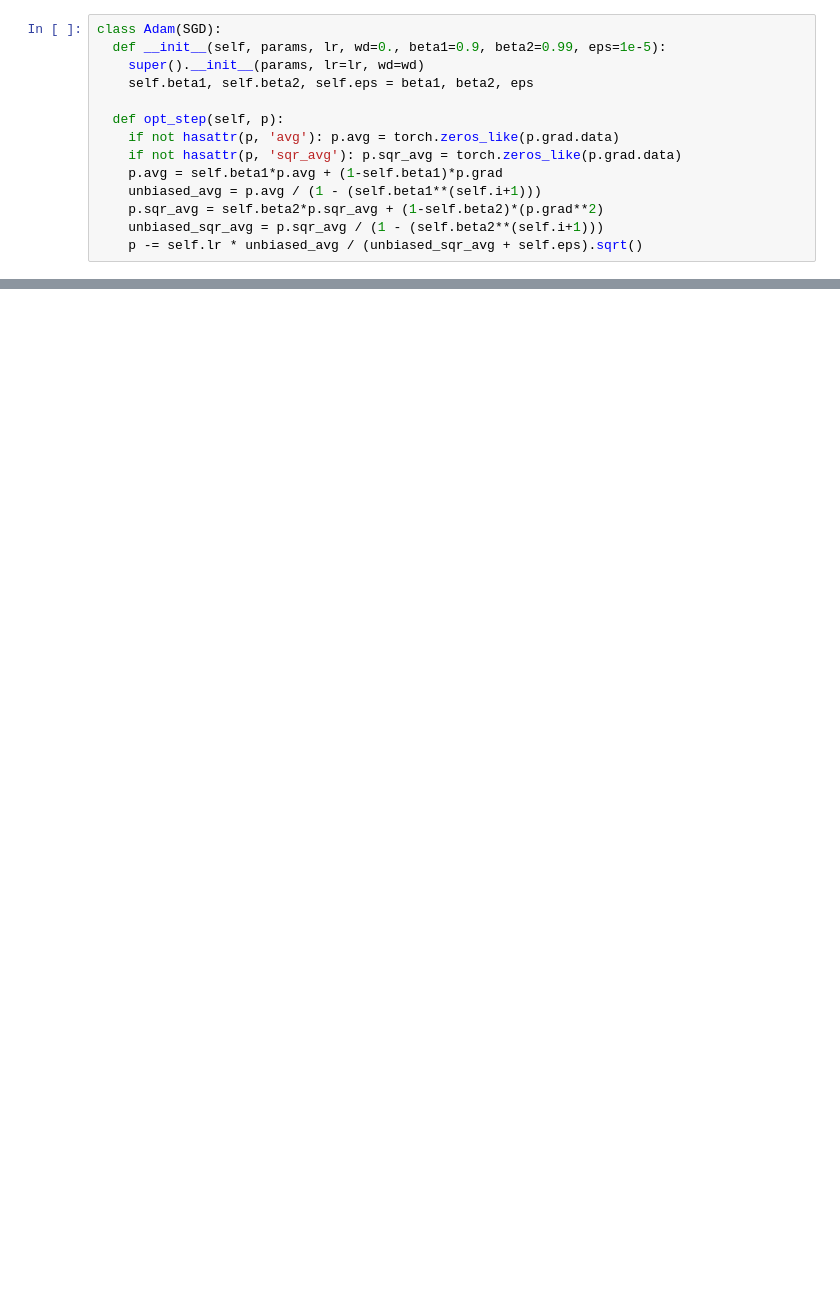
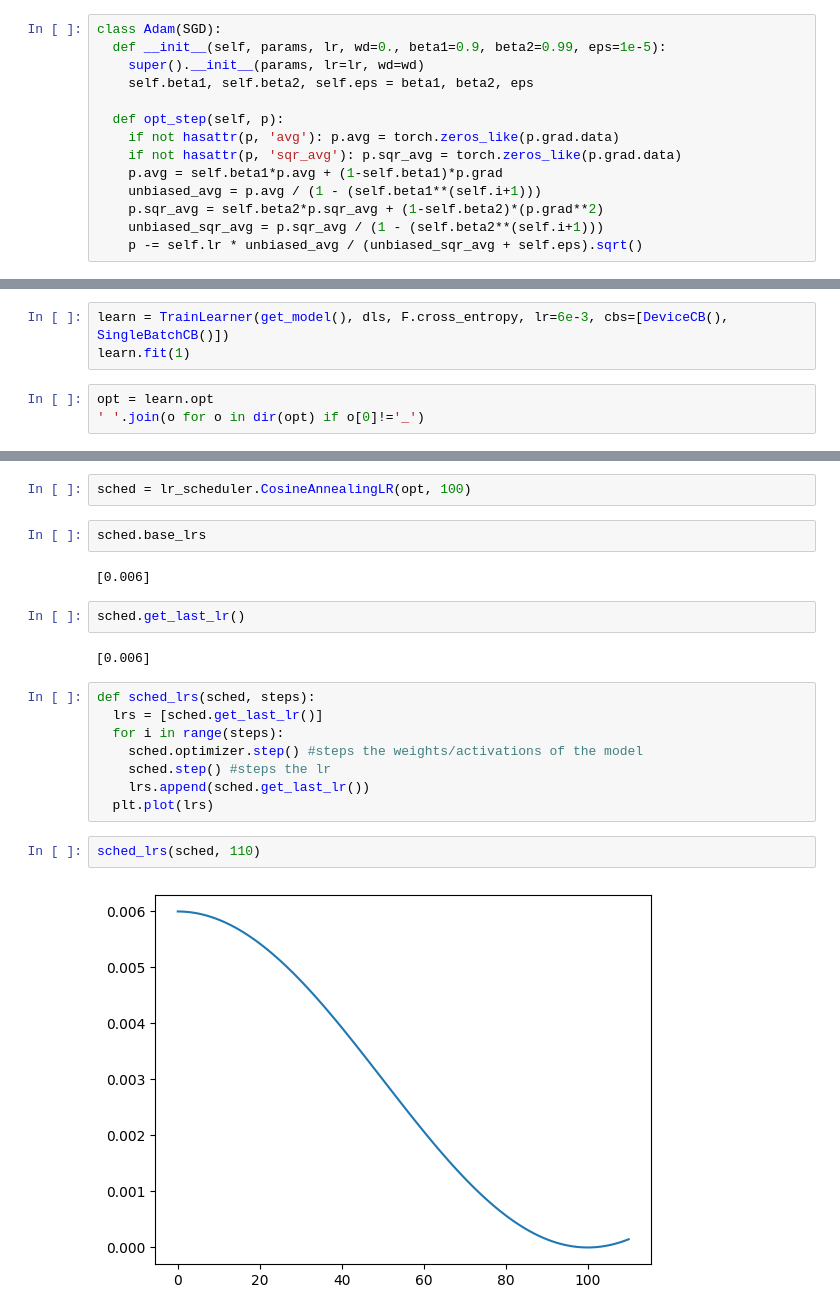
Before and after one commit to satani99/fastai_22_2, a Jupyter notebook: accel_sgd.ipynb, the cells around one changed output, grey strips where cells are left out. Saved outputs shown, nothing was run; the diff lists cells and outputs as text; blank space fills up the shorter version.

```diff
--- a/accel_sgd.ipynb
+++ b/accel_sgd.ipynb
@@ -231,0 +240,6 @@ learn.fit(3)
+# %%
+learn = TrainLearner(get_model(), dls, F.cross_entropy, lr=6e-3, cbs=[DeviceCB(), SingleBatchCB()])
+learn.fit(1)
+# %%
+opt = learn.opt
+' '.join(o for o in dir(opt) if o[0]!='_')
@@ -231,0 +307,22 @@ learn.fit(3)
+# %%
+sched = lr_scheduler.CosineAnnealingLR(opt, 100)
+# %%
+sched.base_lrs
+# %% [output]
+[0.006]
+# %%
+sched.get_last_lr()
+# %% [output]
+[0.006]
+# %%
+def sched_lrs(sched, steps):
+  lrs = [sched.get_last_lr()]
+  for i in range(steps):
+    sched.optimizer.step() #steps the weights/activations of the model
+    sched.step() #steps the lr
+    lrs.append(sched.get_last_lr())
+  plt.plot(lrs)
+# %%
+sched_lrs(sched, 110)
+# %% [output]
+[figure, added]
```
Also changed, not shown: parts of 31 cells of this notebook.
